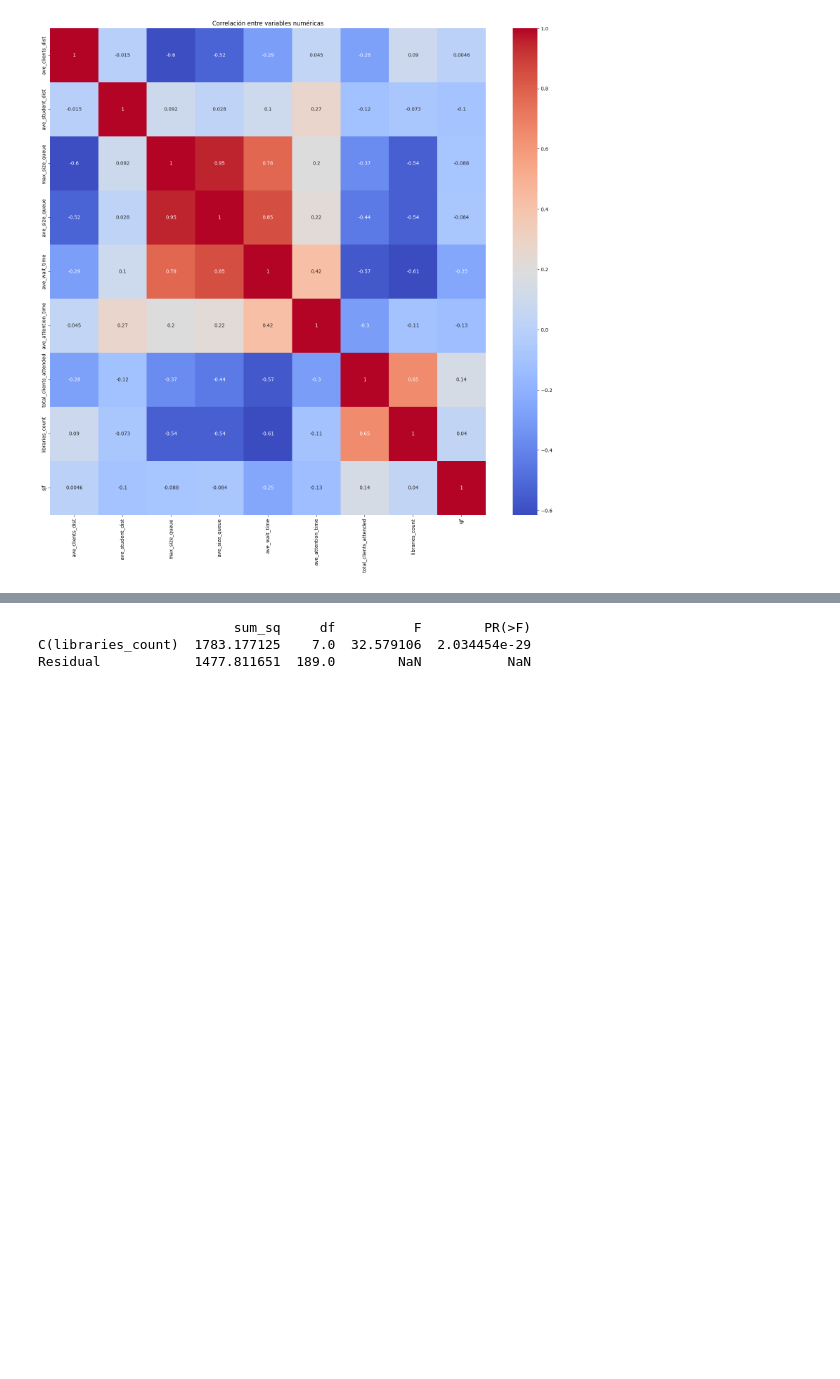
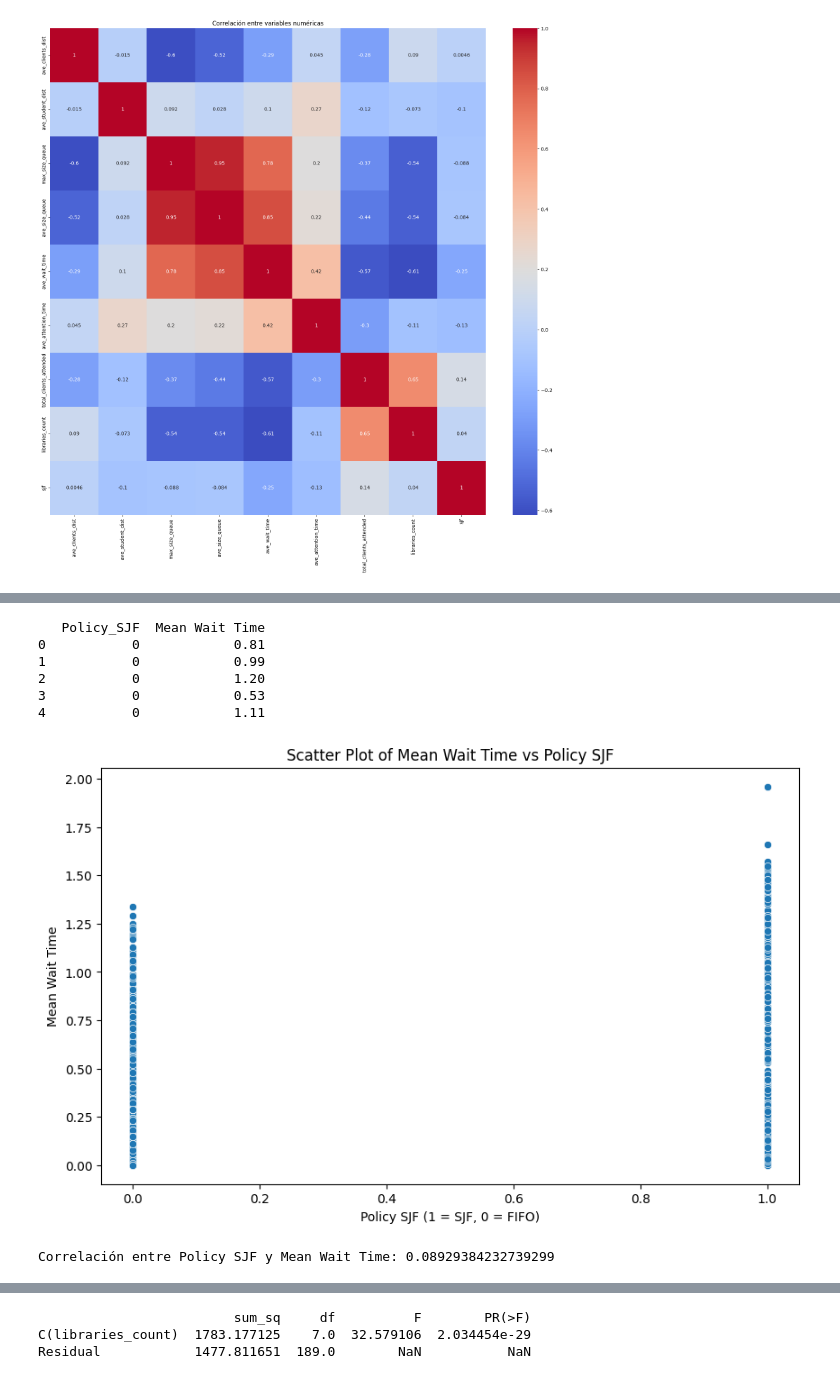
Before and after one commit to chriss8g/Simulador-Biblioteca, a Jupyter notebook: project.ipynb, the cells around one changed output, grey strips where cells are left out. Cells and saved outputs as stored; diff of their text form; code cells hidden in the pictures; blank space fills up the shorter version.

```diff
--- a/project.ipynb
+++ b/project.ipynb
@@ -91,0 +151,31 @@ La política SJF disminuye el tiempo promedio de espera.
+# %%
+import pandas as pd
+import seaborn as sns
+import matplotlib.pyplot as plt
+
+# Asegúrate de que la política SJF esté correctamente codificada
+data_complete['Policy_SJF'] = data_complete['Policy_SJF'].astype(int)
+
+# Verifica la codificación
+print(data_complete[['Policy_SJF', 'Mean Wait Time']].head())
+
+# Gráfico de dispersión para visualizar la relación entre la política y el tiempo de espera
+plt.figure(figsize=(10, 6))
+sns.scatterplot(x='Policy_SJF', y='Mean Wait Time', data=data_complete)
+plt.title('Scatter Plot of Mean Wait Time vs Policy SJF')
+plt.xlabel('Policy SJF (1 = SJF, 0 = FIFO)')
+plt.ylabel('Mean Wait Time')
+plt.show()
+
+# Cálculo de la correlación
+correlation = data_complete['Policy_SJF'].corr(data_complete['Mean Wait Time'])
+print(f'Correlación entre Policy SJF y Mean Wait Time: {correlation}')
+# %% [output]
+   Policy_SJF  Mean Wait Time
+0           0            0.81
+1           0            0.99
+2           0            1.20
+3           0            0.53
+4           0            1.11
+[figure, added]
+Correlación entre Policy SJF y Mean Wait Time: 0.08929384232739299
```
Also changed, not shown: parts of 13 cells of this notebook, 3 other files.
